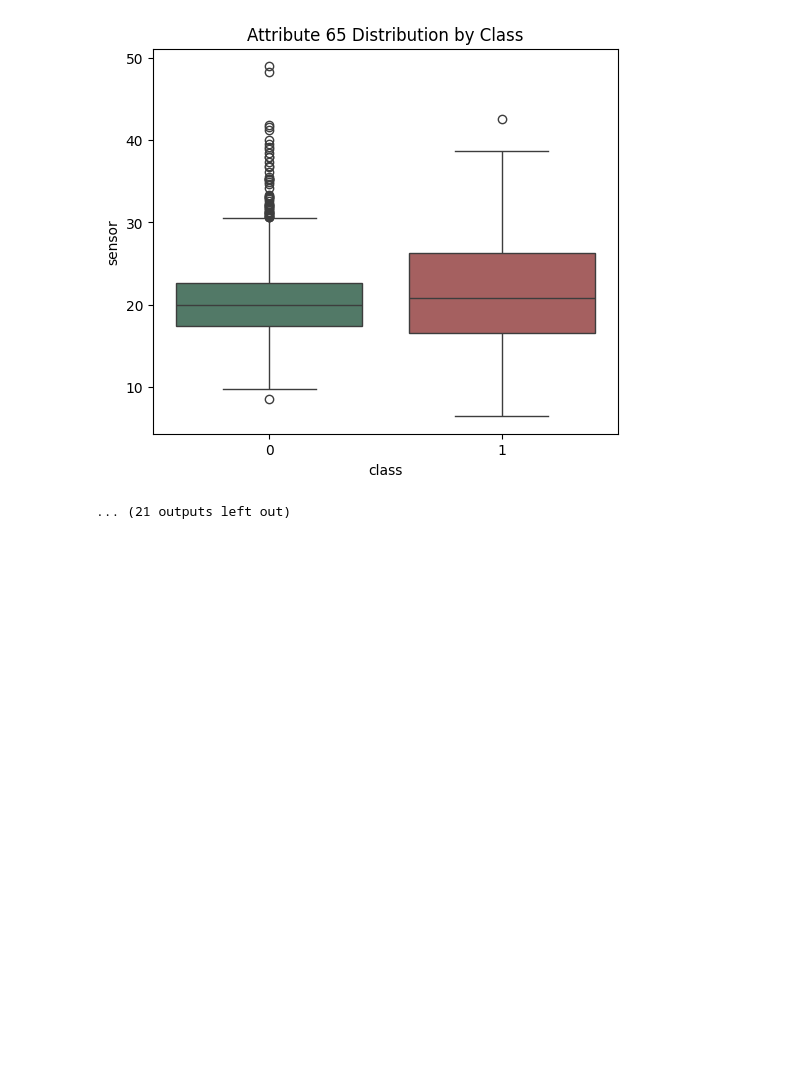
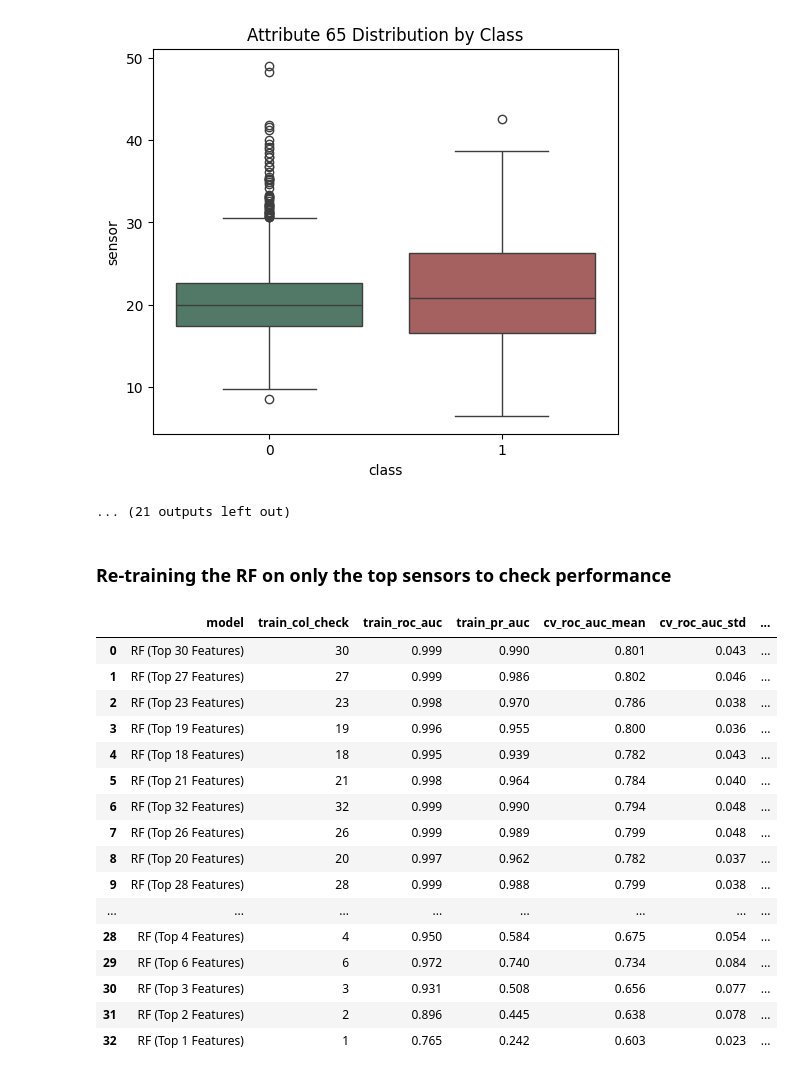
Before and after one commit to intuitiveengineer/secom-ml, a Jupyter notebook: notebooks/01-modeling.ipynb, the cells around one changed output. Drawn from its saved outputs; the diff is of its cells as text; code cells hidden in the pictures; blank space fills up the shorter version.

```diff
--- a/notebooks/01-modeling.ipynb
+++ b/notebooks/01-modeling.ipynb
@@ -751,3 +755,5 @@ for sensor in consensus_df["feature"]:
 [figure]
 [figure]
 ... (21 outputs left out)
+# %% [markdown]
+### Re-training the RF on only the top sensors to check performance
@@ -753,0 +815,21 @@ for sensor in consensus_df["feature"]:
+# %%
+# displating the results of the reduced model
+reduced_model_results.sort_values("cv_pr_auc_mean", ascending=False).reset_index(drop=True)
+# %% [output]
+|  | model | train_col_check | train_roc_auc | train_pr_auc | cv_roc_auc_mean | cv_roc_auc_std | ... |
+| 0 | RF (Top 30 Features) | 30 | 0.999 | 0.990 | 0.801 | 0.043 | ... |
+| 1 | RF (Top 27 Features) | 27 | 0.999 | 0.986 | 0.802 | 0.046 | ... |
+| 2 | RF (Top 23 Features) | 23 | 0.998 | 0.970 | 0.786 | 0.038 | ... |
+| 3 | RF (Top 19 Features) | 19 | 0.996 | 0.955 | 0.800 | 0.036 | ... |
+| 4 | RF (Top 18 Features) | 18 | 0.995 | 0.939 | 0.782 | 0.043 | ... |
+| 5 | RF (Top 21 Features) | 21 | 0.998 | 0.964 | 0.784 | 0.040 | ... |
+| 6 | RF (Top 32 Features) | 32 | 0.999 | 0.990 | 0.794 | 0.048 | ... |
+| 7 | RF (Top 26 Features) | 26 | 0.999 | 0.989 | 0.799 | 0.048 | ... |
+| 8 | RF (Top 20 Features) | 20 | 0.997 | 0.962 | 0.782 | 0.037 | ... |
+| 9 | RF (Top 28 Features) | 28 | 0.999 | 0.988 | 0.799 | 0.038 | ... |
+| ... | ... | ... | ... | ... | ... | ... | ... |
+| 28 | RF (Top 4 Features) | 4 | 0.950 | 0.584 | 0.675 | 0.054 | ... |
+| 29 | RF (Top 6 Features) | 6 | 0.972 | 0.740 | 0.734 | 0.084 | ... |
+| 30 | RF (Top 3 Features) | 3 | 0.931 | 0.508 | 0.656 | 0.077 | ... |
+| 31 | RF (Top 2 Features) | 2 | 0.896 | 0.445 | 0.638 | 0.078 | ... |
+| 32 | RF (Top 1 Features) | 1 | 0.765 | 0.242 | 0.603 | 0.023 | ... |
```
Also changed, not shown: parts of 14 cells of this notebook.
